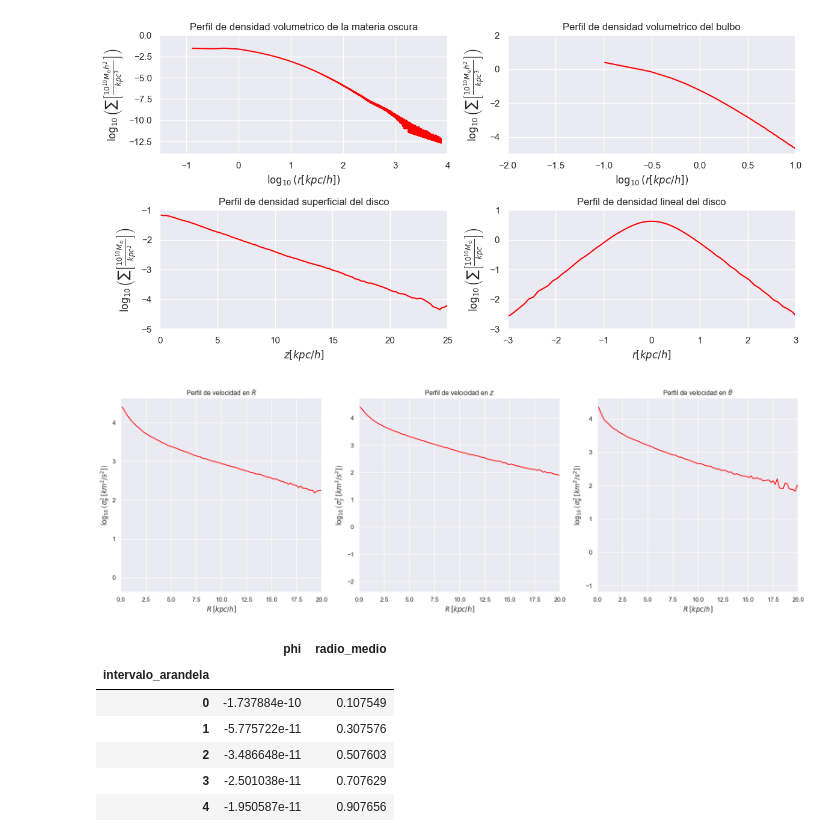
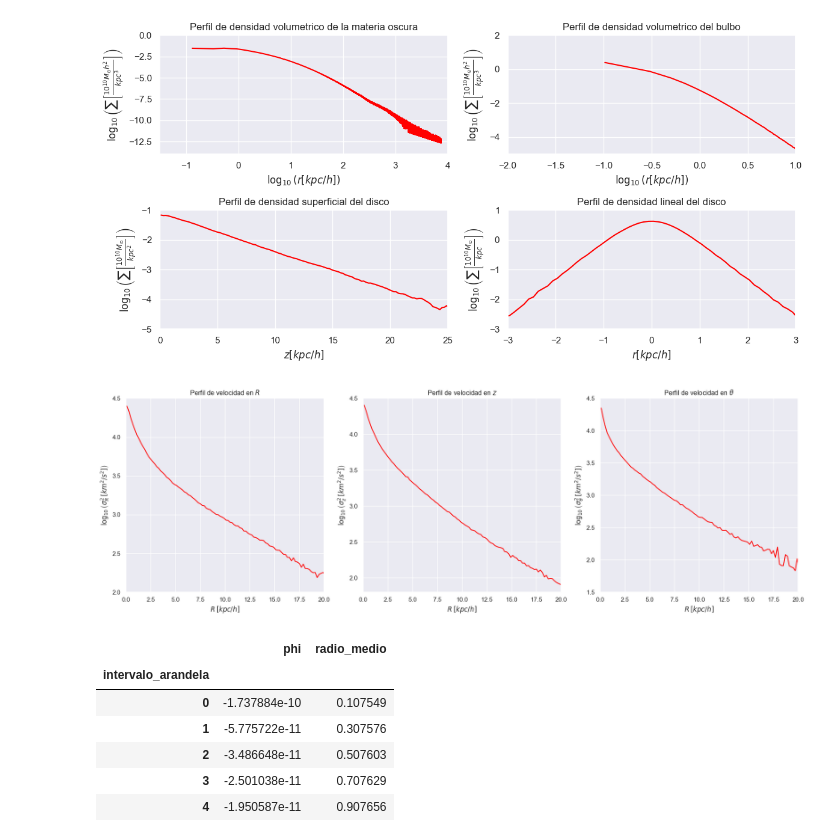
Before and after one commit to sperezp23/Analizador_de_Galaxias, a Jupyter notebook: Ensayos.ipynb, the cells around one changed output. Cells and saved outputs as stored; diff of their text form; code cells hidden in the pictures.

```diff
--- a/Ensayos.ipynb
+++ b/Ensayos.ipynb
@@ -373,33 +373,33 @@ perfil_de_velocidad_superficial_df = calcular_perfil_de_velocidad_superficial(di
 # %%
 # Creamos una figura con 3 subplots en una sola fila (1 fila, 3 columnas)
 _, axs = plt.subplots(1, 3, figsize=(18, 6))  # Ancho x alto en pulgadas
 
 # Primer gráfico
 sns.lineplot(perfil_de_velocidad_superficial_df, x='radio_medio', y='v_r_var_log10', color='#ff0000', ax= axs[0])
 axs[0].set_title(r'Perfil de velocidad en $R$')
 axs[0].set_xlabel(r'$R\:\left[kpc/h\right]$')
 axs[0].set_ylabel(r'$\log_{10}\left(\sigma^{2}_{R}\:\left[km^{2}/s^{2}\right]\right)$')
 axs[0].set_xlim(0, 20)
-# axs[0].set_ylim(1.4, 3.2)
+axs[0].set_ylim(2, 4.5)
 
 # Segundo gráfico
 sns.lineplot(perfil_de_velocidad_superficial_df, x='radio_medio', y='vz_f_var_log10', color='#ff0000', ax= axs[1])
 axs[1].set_title(r'Perfil de velocidad en $z$')
 axs[1].set_xlabel(r'$R\:\left[kpc/h\right]$')
 axs[1].set_ylabel(r'$\log_{10}\left(\sigma^{2}_{z}\:\left[km^{2}/s^{2}\right]\right)$')
 axs[1].set_xlim(0, 20)
-# axs[0].set_ylim(1.4, 3.2)
+axs[1].set_ylim(1.8, 4.5)
 
 # Tercer gráfico
 sns.lineplot(perfil_de_velocidad_superficial_df, x='radio_medio', y='v_theta_var_log10', color='#ff0000', ax= axs[2])
 axs[2].set_title(r'Perfil de velocidad en $\theta$')
 axs[2].set_xlabel(r'$R\:\left[kpc/h\right]$')
 axs[2].set_ylabel(r'$\log_{10}\left(\sigma^{2}_{\theta}\:\left[km^{2}/s^{2}\right]\right)$')
 axs[2].set_xlim(0, 20)
-# axs[0].set_ylim(1.4, 3.2)
+axs[2].set_ylim(1.5, 4.5)
 
 plt.tight_layout()
 plt.show()
 # %% [output]
-[figure, old version]
+[figure, new version]
 # %%
```
Also changed, not shown: parts of 1 cell of this notebook.
